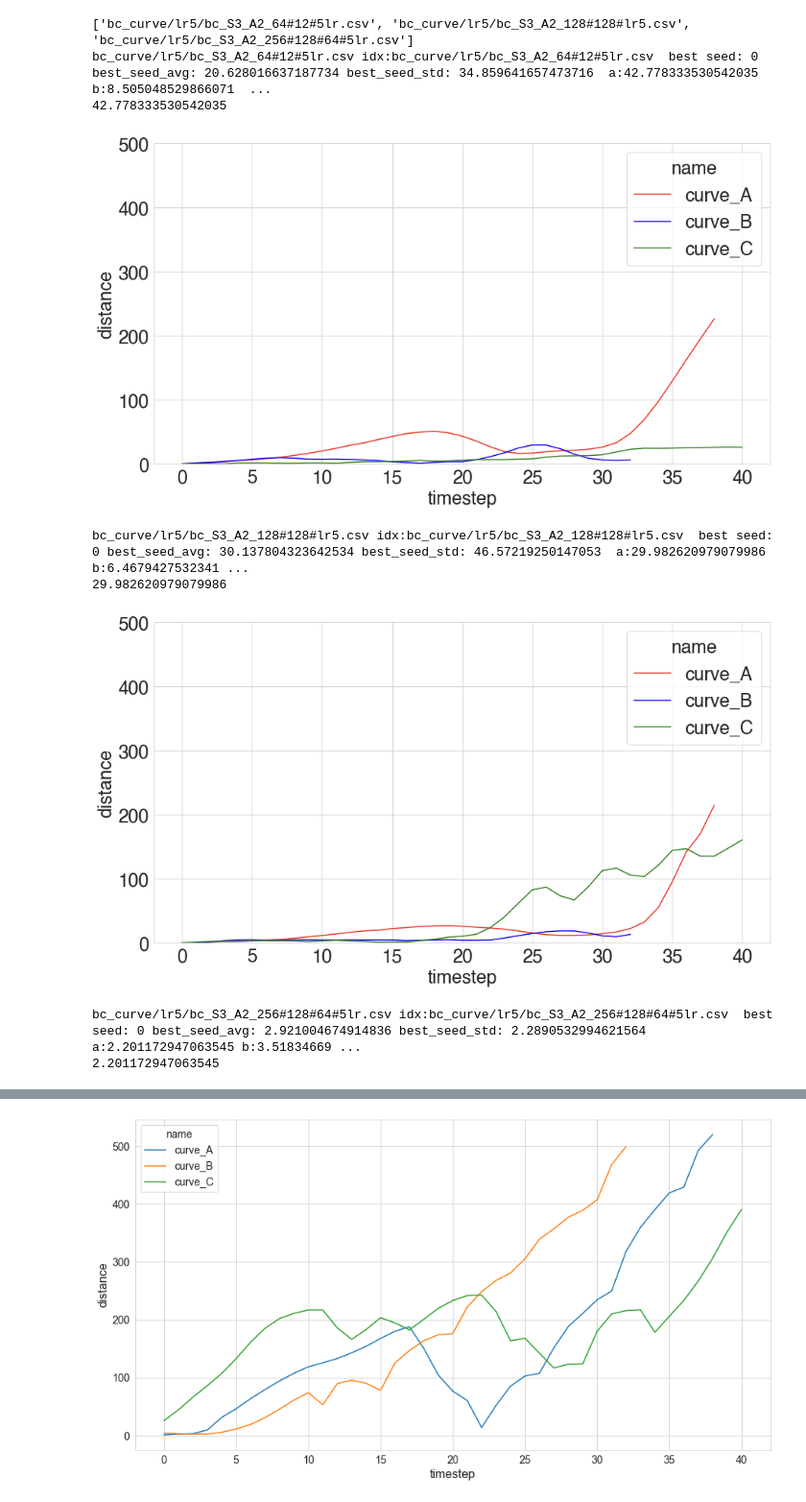
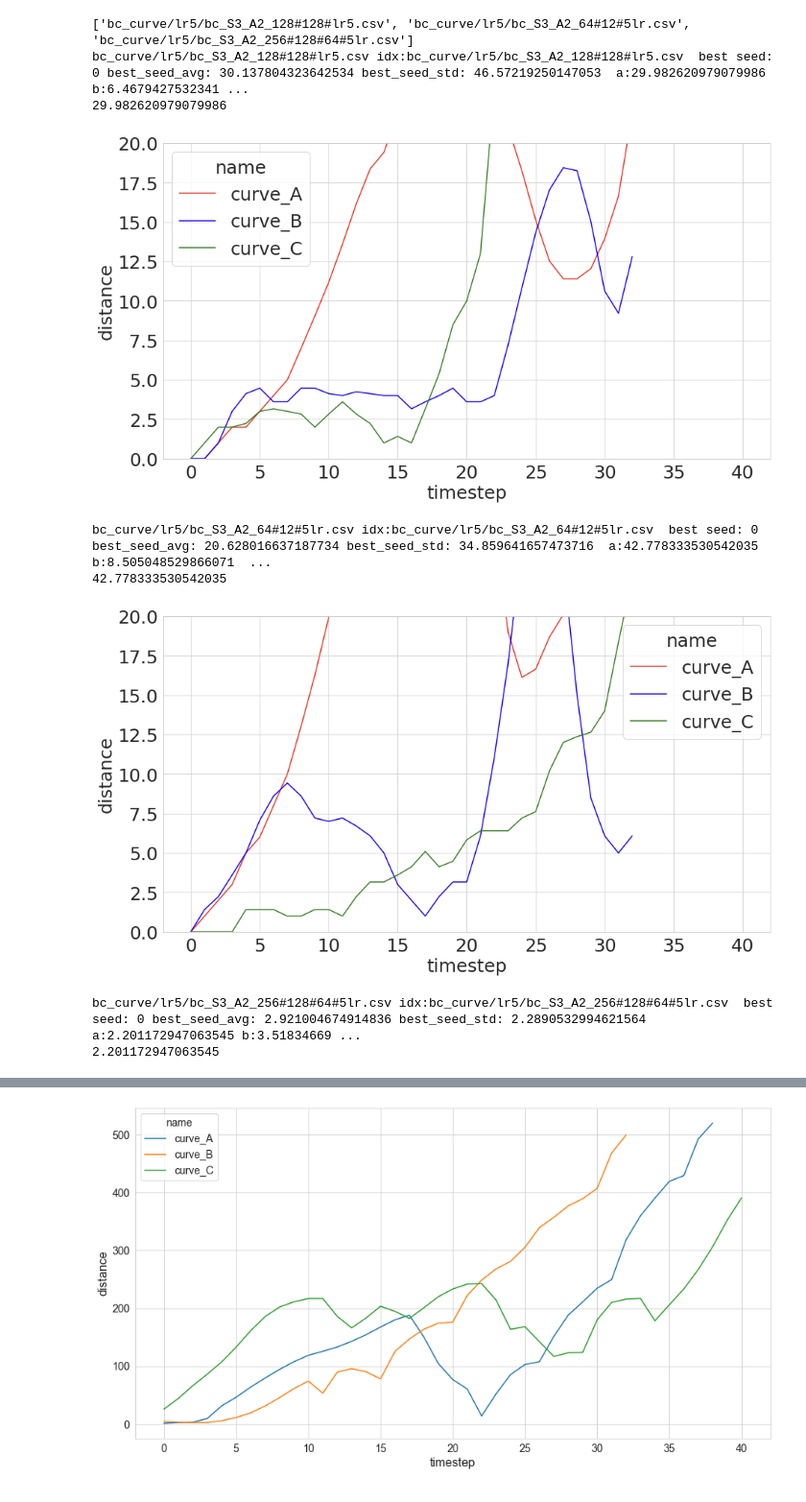
Before and after one commit to kono94/ship-path-prediction, a Jupyter notebook: deeprl/scripts/metrics_curve.ipynb, the cells around one changed output, grey strips where cells are left out. Shown at 96% size. Drawn from its saved outputs; the diff is of its cells as text; code cells hidden in the pictures.

```diff
--- a/deeprl/scripts/metrics_curve.ipynb
+++ b/deeprl/scripts/metrics_curve.ipynb
@@ -54,40 +54,40 @@ plt.rc('ytick', labelsize=SMALL_SIZE)    # fontsize of the tick labels
 plt.rc('legend', fontsize=SMALL_SIZE)    # legend fontsize
 plt.rc('figure', titlesize=BIGGER_SIZE)  # fontsize of the figure title
 
 
 for prefix in prefix_list:
     all_files = []
     all_files.append(folder + prefix.replace('ß', '5'))
     all_files.append(folder + prefix.replace('ß', '6'))
     all_files.append(folder + prefix.replace('ß', '7'))
     all_files.append(folder + prefix.replace('ß', '8'))
     all_files.append(folder + prefix.replace('ß', '9'))
 
     dfs = []
     for f in all_files:
         dfs.append(pd.read_csv(f))
 
     df = pd.concat((d for d in dfs), ignore_index=True)
     best_seed_idx, best_seed_avg, best_std_dist_all, mean_a, mean_b, mean_c = get_best_run(dfs)
 
 
     print(f'{prefix} idx:{all_files[best_seed_idx]}  best seed: {best_seed_idx} best_seed_avg: {best_seed_avg} best_seed_std: {best_std_dist_all}  a:{mean_a} b:{mean_b} c:{mean_c}')
 
     bests = dfs[best_seed_idx]
     print(mean(bests[bests["name"] == "curve_A"]["distance"]))
     plt.figure(figsize=(15,8))
     p = sns.lineplot(data=bests, x="timestep", y="distance", hue="name", palette=color_map)
-    plt.ylim(0, 500)
+    plt.ylim(0, 20)
     plt.show()
     p.get_figure().savefig(prefix + "_K9" + ".png")
     p.get_figure().savefig(prefix + "_K9" + ".svg", format="svg")
 # %% [output]
-['bc_curve/lr5/bc_S3_A2_64#12#5lr.csv', 'bc_curve/lr5/bc_S3_A2_128#128#lr5.csv', 'bc_curve/lr5/bc_S3_A2_256#128#64#5lr.csv']
-bc_curve/lr5/bc_S3_A2_64#12#5lr.csv idx:bc_curve/lr5/bc_S3_A2_64#12#5lr.csv  best seed: 0 best_seed_avg: 20.628016637187734 best_seed_std: 34.859641657473716  a:42.778333530542035 b:8.505048529866071  ...
-42.778333530542035
+['bc_curve/lr5/bc_S3_A2_128#128#lr5.csv', 'bc_curve/lr5/bc_S3_A2_64#12#5lr.csv', 'bc_curve/lr5/bc_S3_A2_256#128#64#5lr.csv']
+bc_curve/lr5/bc_S3_A2_128#128#lr5.csv idx:bc_curve/lr5/bc_S3_A2_128#128#lr5.csv  best seed: 0 best_seed_avg: 30.137804323642534 best_seed_std: 46.57219250147053  a:29.982620979079986 b:6.4679427532341 ...
+29.982620979079986
-[figure, old version]
+[figure, new version]
-bc_curve/lr5/bc_S3_A2_128#128#lr5.csv idx:bc_curve/lr5/bc_S3_A2_128#128#lr5.csv  best seed: 0 best_seed_avg: 30.137804323642534 best_seed_std: 46.57219250147053  a:29.982620979079986 b:6.4679427532341 ...
-29.982620979079986
+bc_curve/lr5/bc_S3_A2_64#12#5lr.csv idx:bc_curve/lr5/bc_S3_A2_64#12#5lr.csv  best seed: 0 best_seed_avg: 20.628016637187734 best_seed_std: 34.859641657473716  a:42.778333530542035 b:8.505048529866071  ...
+42.778333530542035
-[figure, old version]
+[figure, new version]
 bc_curve/lr5/bc_S3_A2_256#128#64#5lr.csv idx:bc_curve/lr5/bc_S3_A2_256#128#64#5lr.csv  best seed: 0 best_seed_avg: 2.921004674914836 best_seed_std: 2.2890532994621564  a:2.201172947063545 b:3.51834669 ...
 2.201172947063545
```
Also changed, not shown: parts of 1 cell of this notebook, 10 other files.
